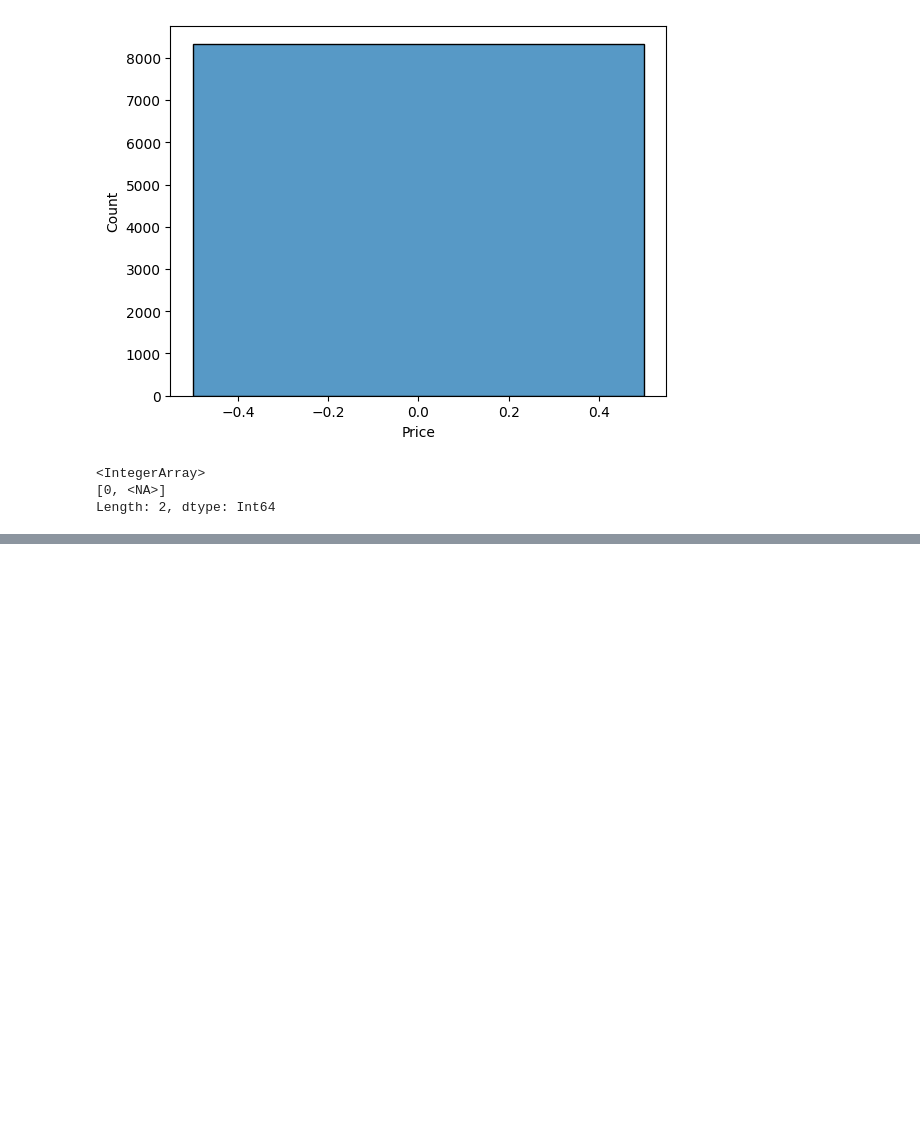
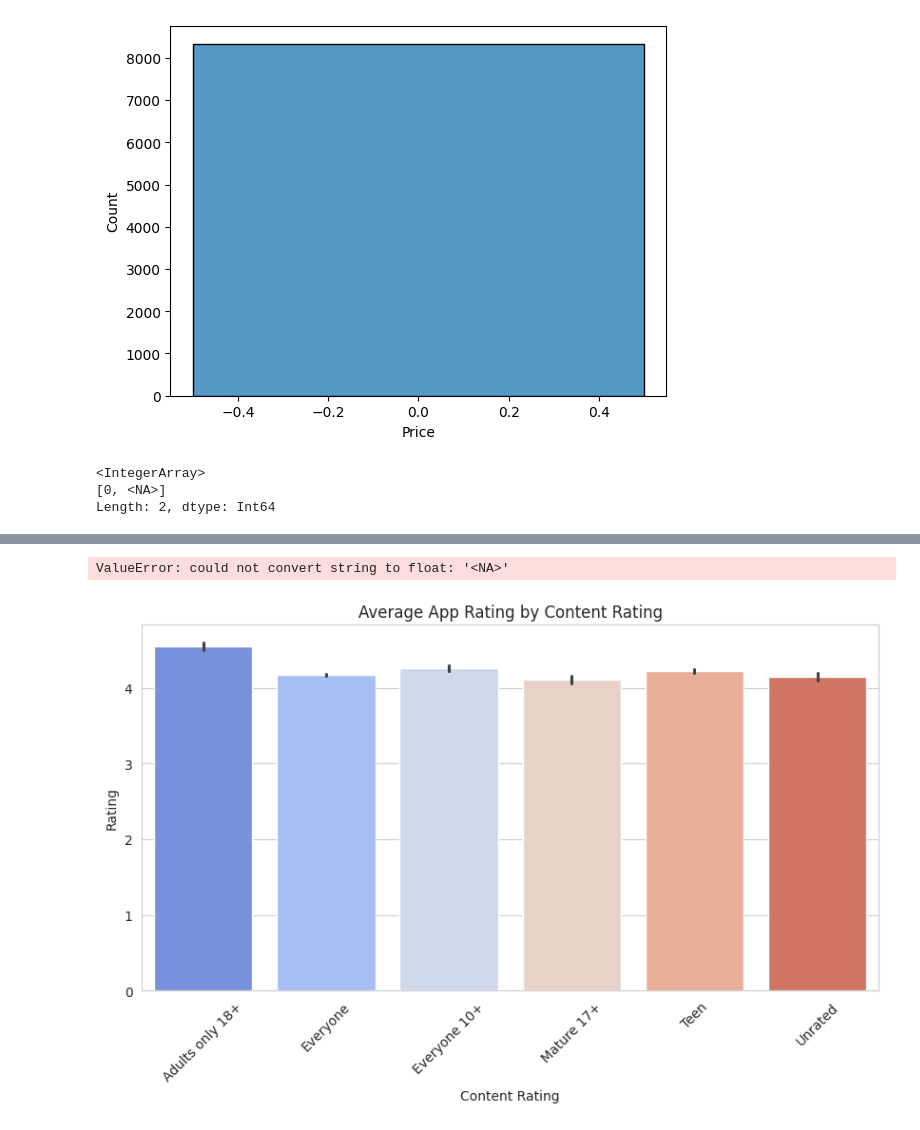
Before and after one commit to svgoudar/My-Data-Science-Roadmap, a Jupyter notebook: EDA/Data Cleaning.ipynb, the cells around one changed output, grey strips where cells are left out. Saved outputs shown, nothing was run; the diff lists cells and outputs as text; code cells hidden in the pictures; blank space fills up the shorter version.

```diff
--- a/EDA/Data Cleaning.ipynb
+++ b/EDA/Data Cleaning.ipynb
@@ -800,0 +960,19 @@ Length: 2, dtype: Int64
+# %%
+paid_apps = df_apps[df_apps['Type'] == 'Paid']
+paid_apps['Price'] = paid_apps['Price'].astype(str).str.replace('$', '').astype(float)
+
+plt.figure(figsize=(8, 4))
+sns.boxplot(data=paid_apps, x='Price')
+plt.title('Price Distribution of Paid Apps')
+plt.xlim(0, 100)  # Cap outliers for readability
+plt.show()
+# %% [output]
+ValueError: could not convert string to float: '<NA>'
+# %%
+plt.figure(figsize=(10, 5))
+sns.barplot(data=df_apps, x='Content Rating', y='Rating', palette='coolwarm')
+plt.title('Average App Rating by Content Rating')
+plt.xticks(rotation=45)
+plt.show()
+# %% [output]
+[figure, added]
```
Also changed, not shown: parts of 13 cells of this notebook.
